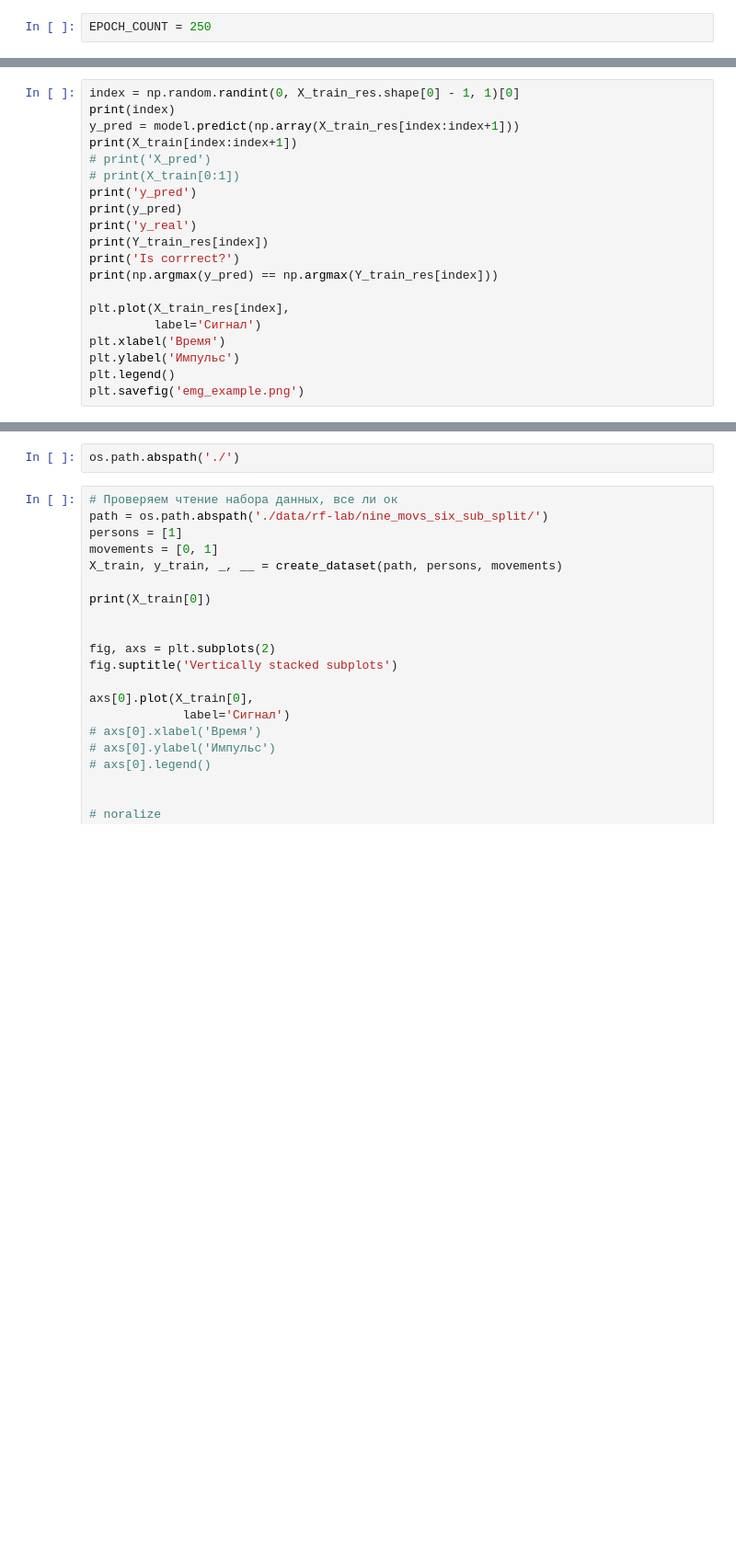
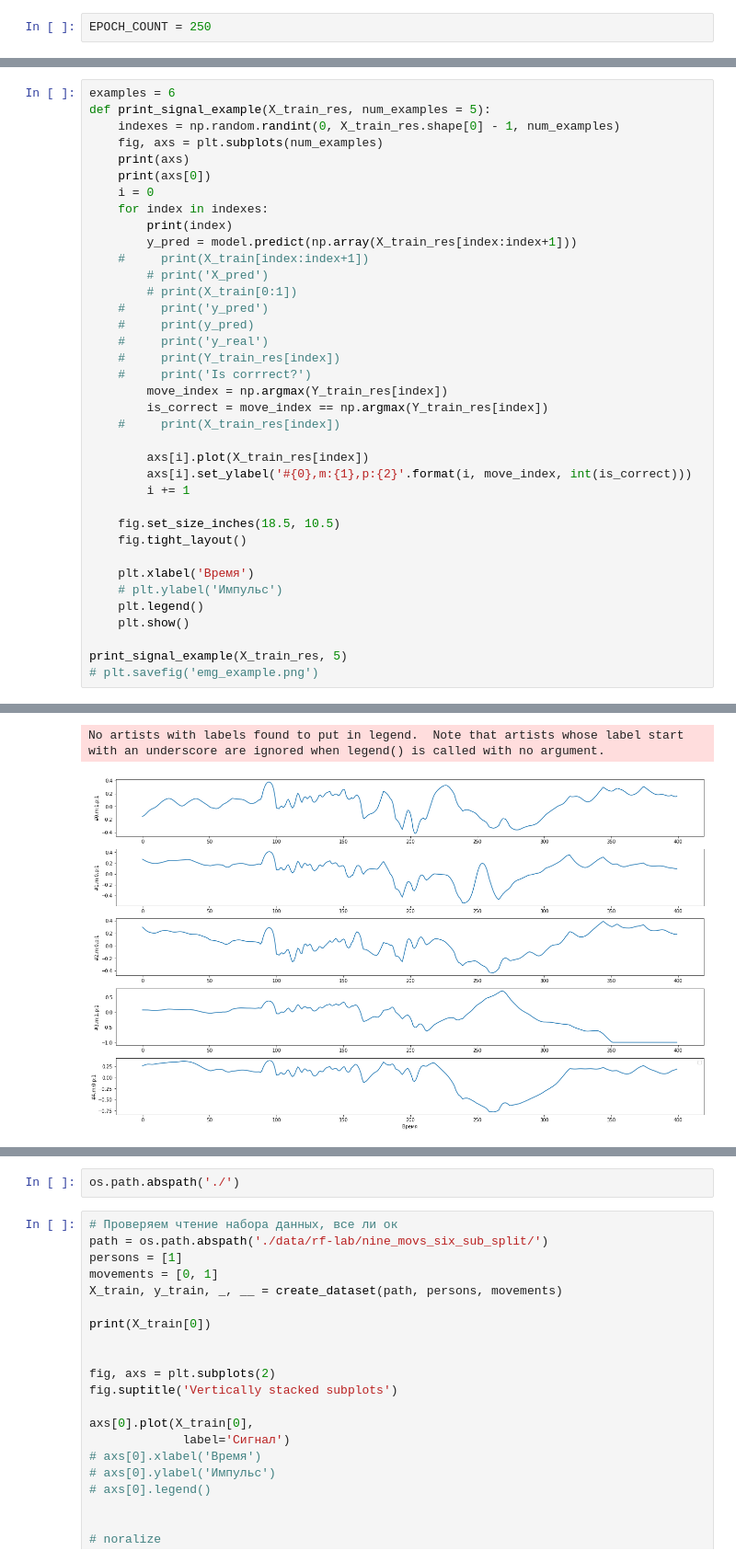
Before and after one commit to vasilevIT/emg-interface, a Jupyter notebook: rnn_emg_example.ipynb, the cells around one changed output, grey strips where cells are left out. Shown at 92% size. Cells and saved outputs as stored; diff of their text form; blank space fills up the shorter version.

```diff
--- a/rnn_emg_example.ipynb
+++ b/rnn_emg_example.ipynb
@@ -798,20 +790,38 @@ NameError: name 'model_ffnn' is not defined
 # %%
-index = np.random.randint(0, X_train_res.shape[0] - 1, 1)[0]
-print(index)
-y_pred = model.predict(np.array(X_train_res[index:index+1]))
-print(X_train[index:index+1])
-# print('X_pred')
-# print(X_train[0:1])
-print('y_pred')
-print(y_pred)
-print('y_real')
-print(Y_train_res[index])
-print('Is corrrect?')
-print(np.argmax(y_pred) == np.argmax(Y_train_res[index]))
+examples = 6
+def print_signal_example(X_train_res, num_examples = 5):
+    indexes = np.random.randint(0, X_train_res.shape[0] - 1, num_examples)
+    fig, axs = plt.subplots(num_examples)
+    print(axs)
+    print(axs[0])
+    i = 0
+    for index in indexes:
+        print(index)
+        y_pred = model.predict(np.array(X_train_res[index:index+1]))
+    #     print(X_train[index:index+1])
+        # print('X_pred')
+        # print(X_train[0:1])
+    #     print('y_pred')
+    #     print(y_pred)
+    #     print('y_real')
+    #     print(Y_train_res[index])
+    #     print('Is corrrect?')
+        move_index = np.argmax(Y_train_res[index])
+        is_correct = move_index == np.argmax(Y_train_res[index])
+    #     print(X_train_res[index])
 
-plt.plot(X_train_res[index],
-         label='Сигнал')
-plt.xlabel('Время')
-plt.ylabel('Импульс')
-plt.legend()
-plt.savefig('emg_example.png')
+        axs[i].plot(X_train_res[index])
+        axs[i].set_ylabel('#{0},m:{1},p:{2}'.format(i, move_index, int(is_correct)))
+        i += 1
+
+    fig.set_size_inches(18.5, 10.5)
+    fig.tight_layout()
+
+    plt.xlabel('Время')
+    # plt.ylabel('Импульс')
+    plt.legend()
+    plt.show()
+
+print_signal_example(X_train_res, 5)
+# plt.savefig('emg_example.png')
+# %% [output]
@@ -817,0 +841,2 @@ plt.savefig('emg_example.png')
+No artists with labels found to put in legend.  Note that artists whose label start with an underscore are ignored when legend() is called with no argument.
+[figure, added]
```
Also changed, not shown: parts of 13 cells of this notebook, 2 other files.
